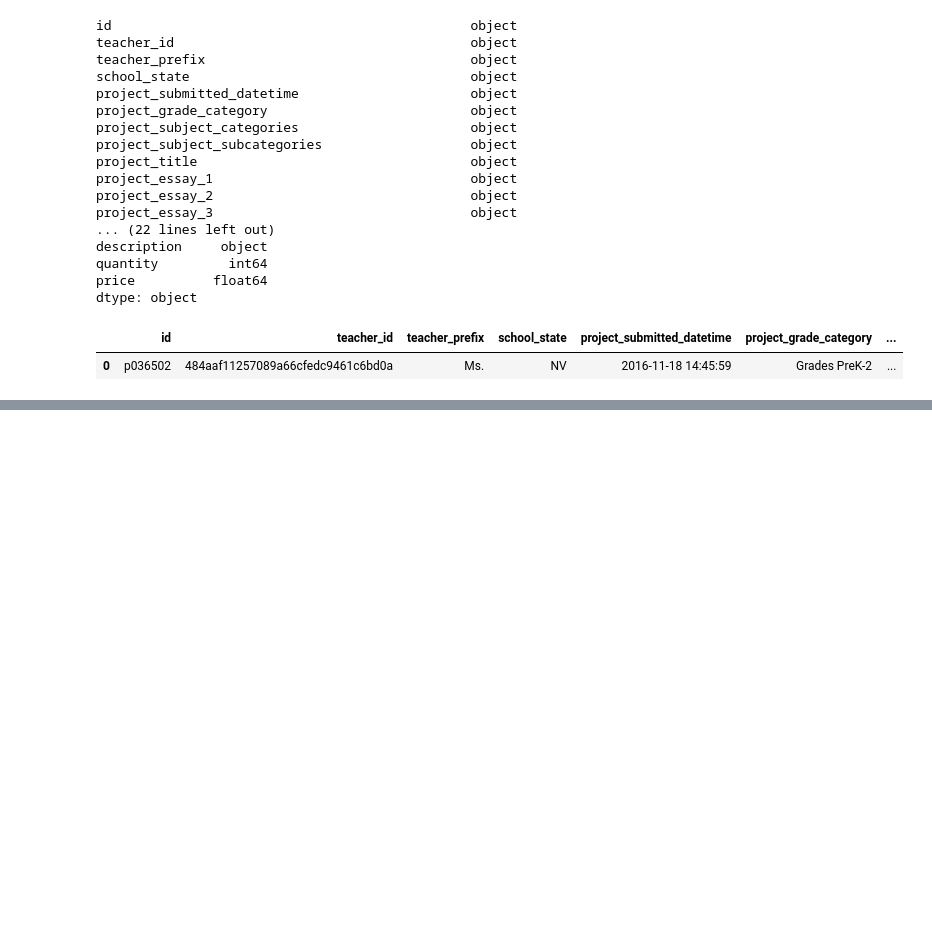
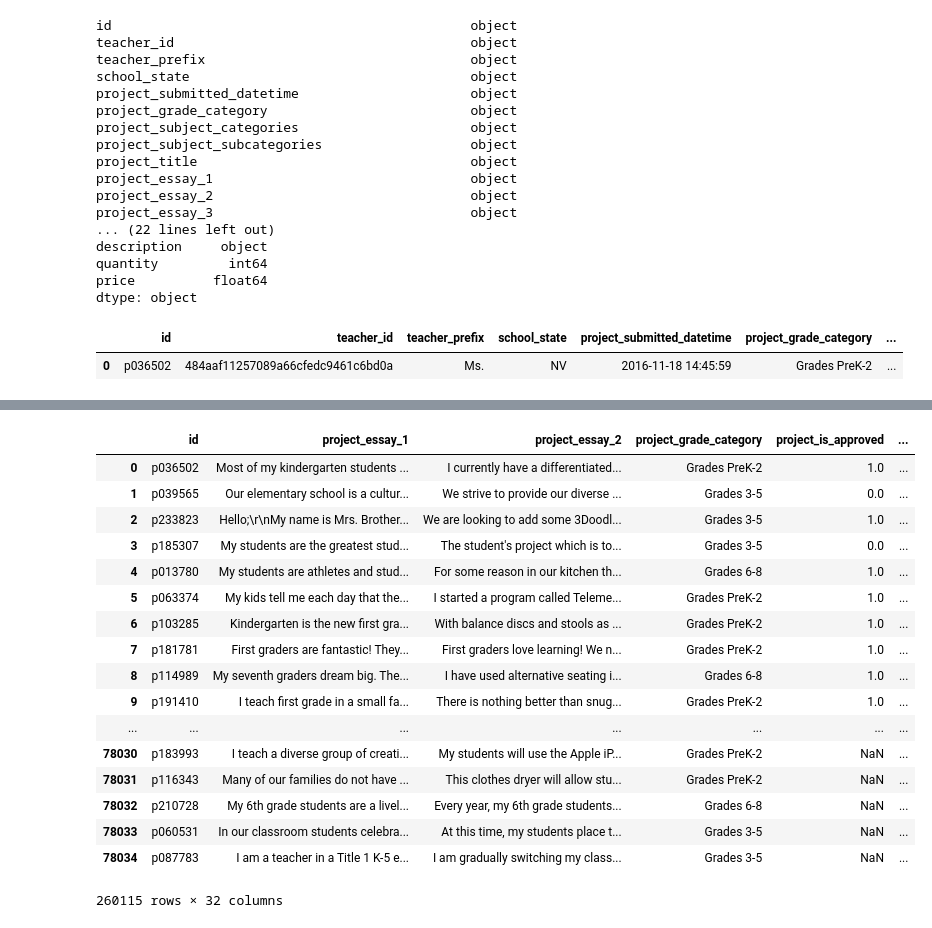
Before and after one commit to infinex/Kaggle, a Jupyter notebook: donorschoose/Donorchoosen.ipynb, the cells around one changed output, grey strips where cells are left out. Drawn from its saved outputs; the diff is of its cells as text; code cells hidden in the pictures; blank space fills up the shorter version.

```diff
--- a/donorschoose/Donorchoosen.ipynb
+++ b/donorschoose/Donorchoosen.ipynb
@@ -56,0 +65,2 @@ Name: id, Length: 1541272, dtype: object
+# %%
+resources['total_price']=resources['quantity'] * resources['price']
@@ -56,0 +88,32 @@ Name: id, Length: 1541272, dtype: object
+# %%
+R=resources.groupby('id').agg({'description':'count','quantity':'sum','price':'sum','total_price':'sum'})\
+    .rename(columns={'description':'items'})
+R['avg_price']=R['total_price']/R['quantity']
+# %%
+for func in ['min','max','mean','std']:
+    R=R.join(resources.groupby('id').agg({'quantity':func,'price':func,'total_price':func}).\
+           rename(columns={'quantity':'quantity_'+func,'price':'price_'+func,'total_price':'total_price_'+func}))
+# %%
+R=R.join(resources.groupby('id').agg({'description':lambda x:' '.join(x.astype(str))}).rename(
+    columns={'description':'resource_description'}))
+# %%
+df.join(R,on='id')
+# %% [output]
+|  | id | project_essay_1 | project_essay_2 | project_grade_category | project_is_approved | ... |
+| 0 | p036502 | Most of my kindergarten students ... | I currently have a differentiated... | Grades PreK-2 | 1.0 | ... |
+| 1 | p039565 | Our elementary school is a cultur... | We strive to provide our diverse ... | Grades 3-5 | 0.0 | ... |
+| 2 | p233823 | Hello;\r\nMy name is Mrs. Brother... | We are looking to add some 3Doodl... | Grades 3-5 | 1.0 | ... |
+| 3 | p185307 | My students are the greatest stud... | The student's project which is to... | Grades 3-5 | 0.0 | ... |
+| 4 | p013780 | My students are athletes and stud... | For some reason in our kitchen th... | Grades 6-8 | 1.0 | ... |
+| 5 | p063374 | My kids tell me each day that the... | I started a program called Teleme... | Grades PreK-2 | 1.0 | ... |
+| 6 | p103285 | Kindergarten is the new first gra... | With balance discs and stools as ... | Grades PreK-2 | 1.0 | ... |
+| 7 | p181781 | First graders are fantastic! They... | First graders love learning! We n... | Grades PreK-2 | 1.0 | ... |
+| 8 | p114989 | My seventh graders dream big. The... | I have used alternative seating i... | Grades 6-8 | 1.0 | ... |
+| 9 | p191410 | I teach first grade in a small fa... | There is nothing better than snug... | Grades PreK-2 | 1.0 | ... |
+| ... | ... | ... | ... | ... | ... | ... |
+| 78030 | p183993 | I teach a diverse group of creati... | My students will use the Apple iP... | Grades PreK-2 | NaN | ... |
+| 78031 | p116343 | Many of our families do not have ... | This clothes dryer will allow stu... | Grades PreK-2 | NaN | ... |
+| 78032 | p210728 | My 6th grade students are a livel... | Every year, my 6th grade students... | Grades 6-8 | NaN | ... |
+| 78033 | p060531 | In our classroom students celebra... | At this time, my students place t... | Grades 3-5 | NaN | ... |
+| 78034 | p087783 | I am a teacher in a Title 1 K-5 e... | I am gradually switching my class... | Grades 3-5 | NaN | ... |
+260115 rows × 32 columns
```
Also changed, not shown: parts of 4 cells of this notebook.
